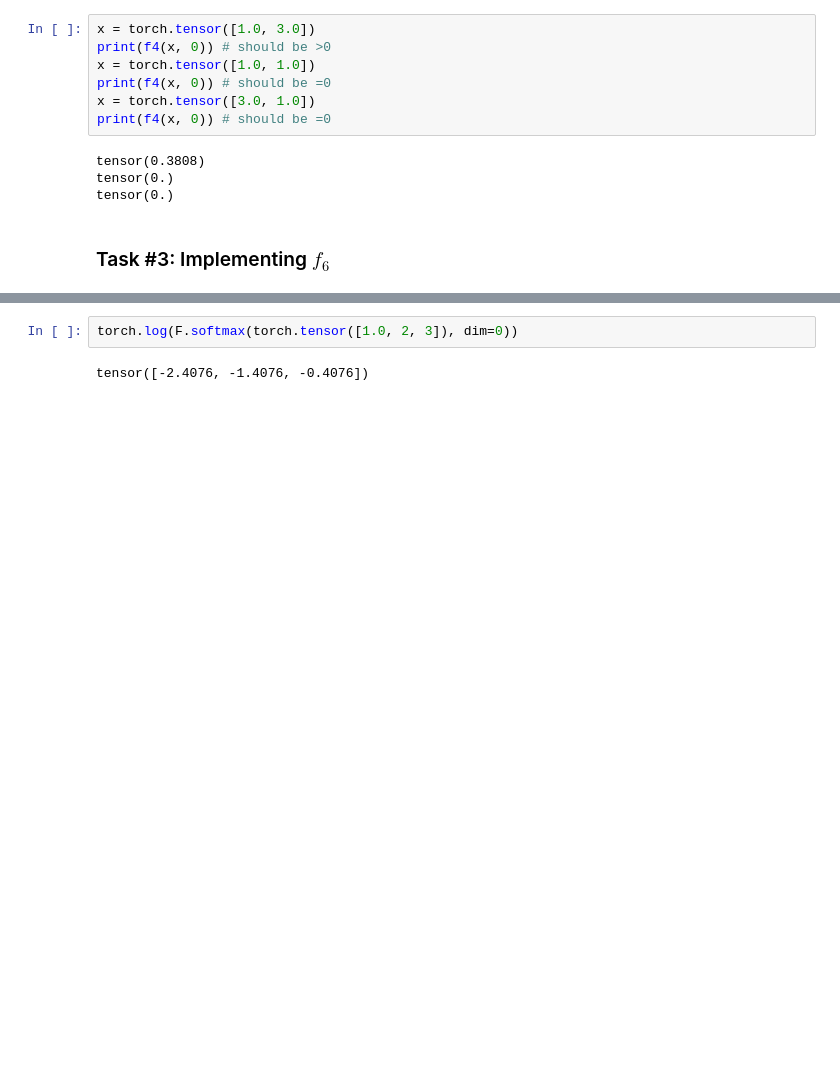
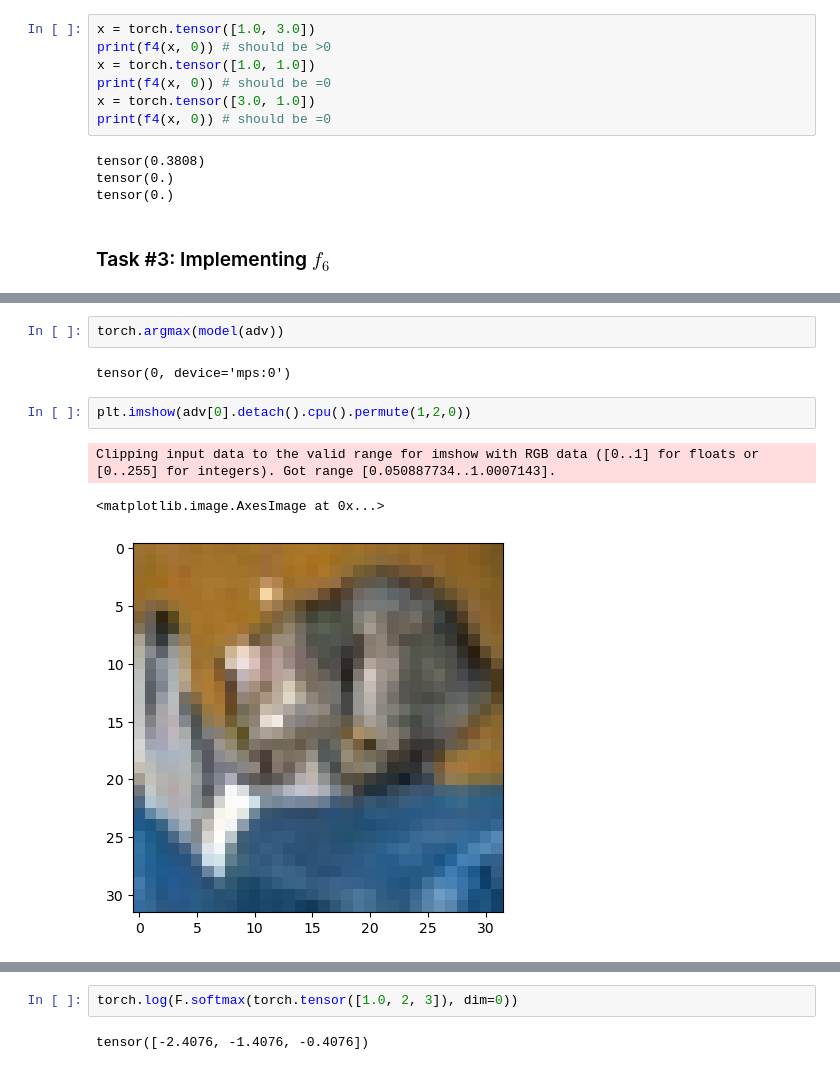
Before and after one commit to zroe1/xlab-ai-security, a Jupyter notebook: working/CW.ipynb, the cells around one changed output, grey strips where cells are left out. Saved outputs shown, nothing was run; the diff lists cells and outputs as text; blank space fills up the shorter version.

```diff
--- a/working/CW.ipynb
+++ b/working/CW.ipynb
@@ -101,2 +187,12 @@ tensor(0.)
+# %%
+torch.argmax(model(adv))
+# %% [output]
+tensor(0, device='mps:0')
+# %%
+plt.imshow(adv[0].detach().cpu().permute(1,2,0))
+# %% [output]
+Clipping input data to the valid range for imshow with RGB data ([0..1] for floats or [0..255] for integers). Got range [0.050887734..1.0007143].
+<matplotlib.image.AxesImage at 0x...>
+[figure, added]
 # %%
 F.cross_entropy(torch.tensor([1.0, 2, 3]), torch.tensor(1))
```
Also changed, not shown: parts of 11 cells of this notebook.
